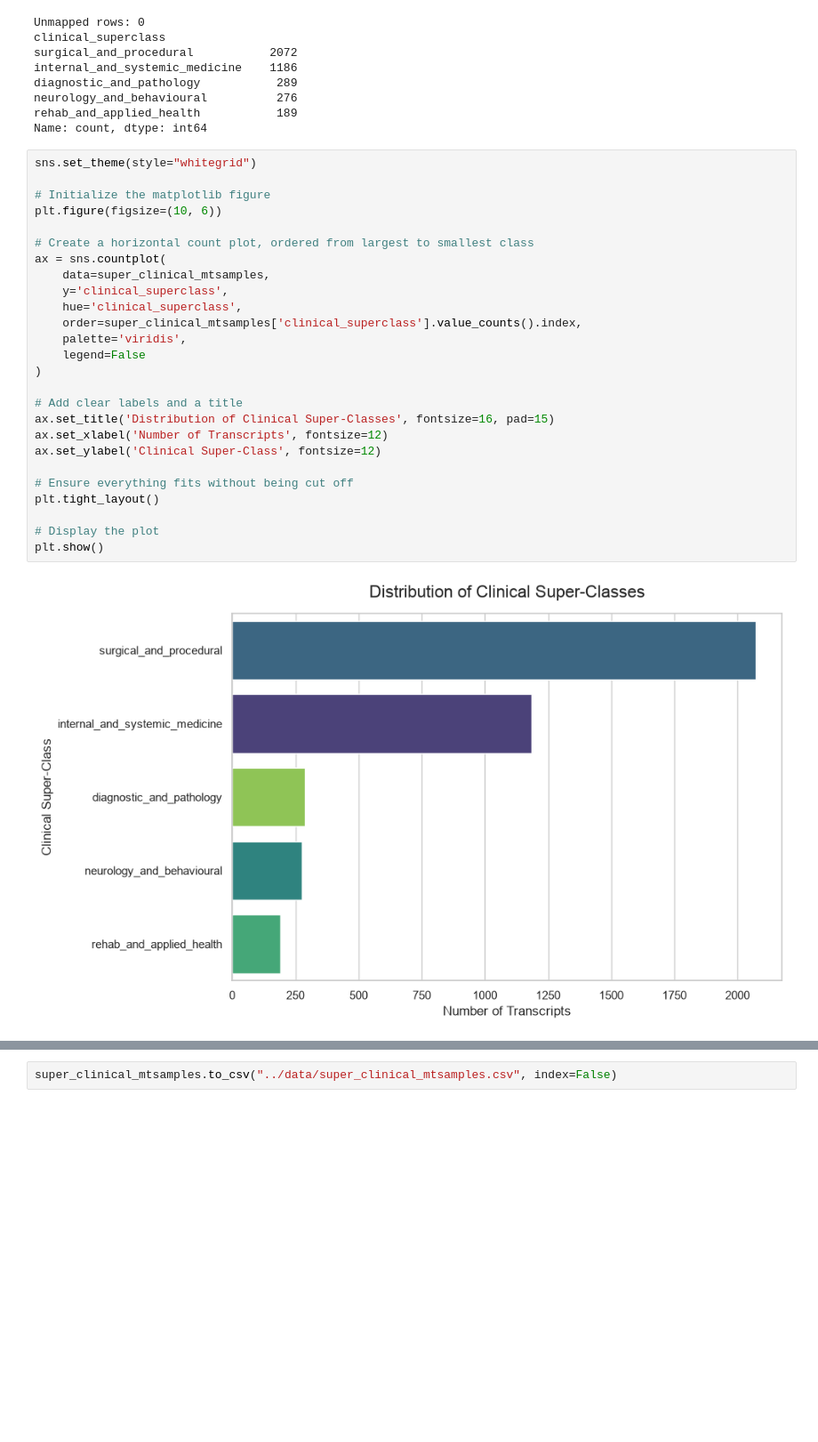
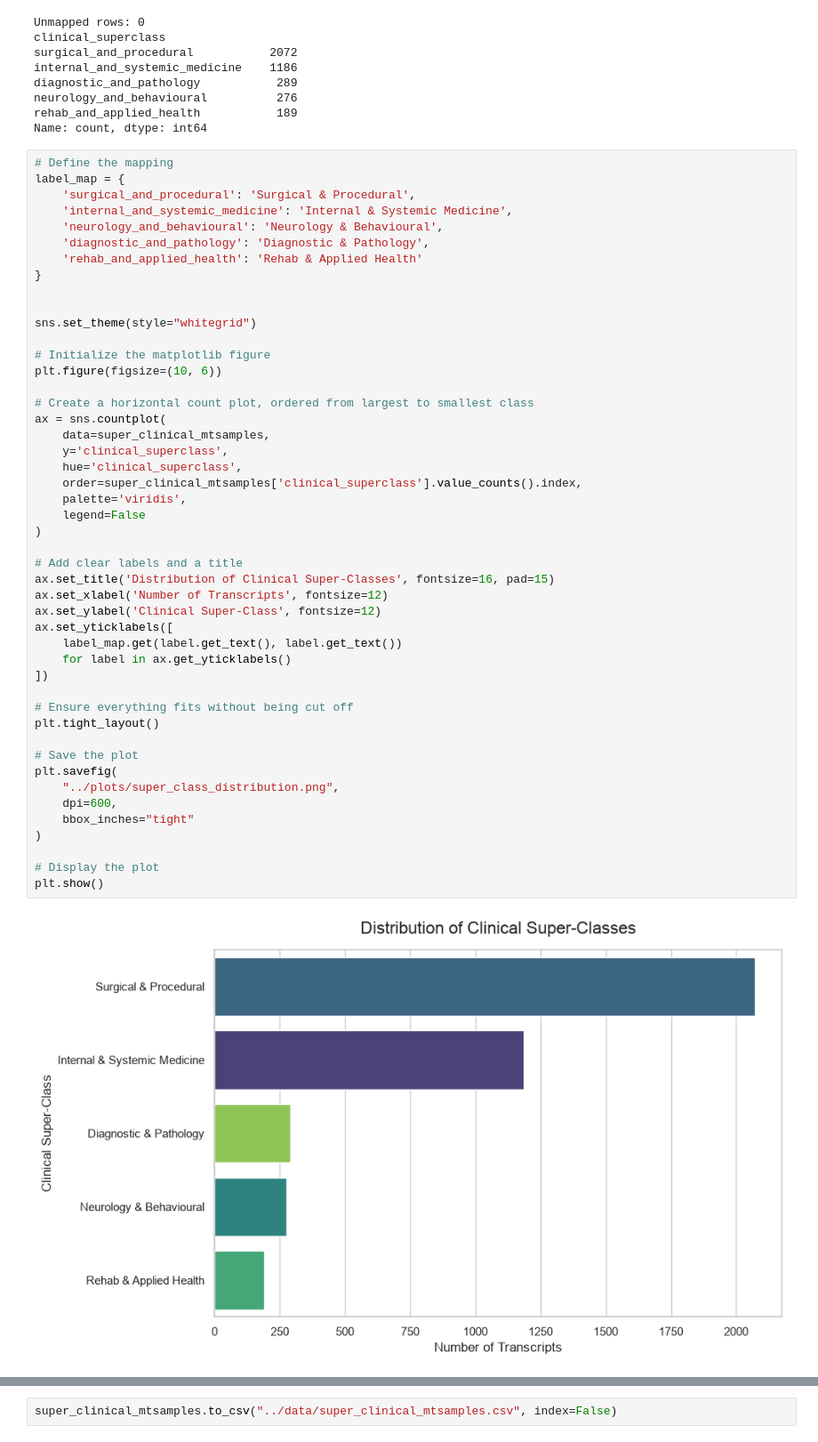
Before and after one commit to Simon-Kimanzi/Eneza-Data-Science-Residential-training-2026, a Jupyter notebook: project_5/src/data_cleaning.ipynb, the cells around one changed output, grey strips where cells are left out. Shown at 89% size. Drawn from its saved outputs; the diff is of its cells as text; blank space fills up the shorter version.

Commit message:
Added data cleaning plots to the plot directory.

```diff
--- a/project_5/src/data_cleaning.ipynb
+++ b/project_5/src/data_cleaning.ipynb
@@ -382,32 +392,53 @@ neurology_and_behavioural          276
 rehab_and_applied_health           189
 Name: count, dtype: int64
 # %%
+# Define the mapping
+label_map = {
+    'surgical_and_procedural': 'Surgical & Procedural',
+    'internal_and_systemic_medicine': 'Internal & Systemic Medicine',
+    'neurology_and_behavioural': 'Neurology & Behavioural',
+    'diagnostic_and_pathology': 'Diagnostic & Pathology',
+    'rehab_and_applied_health': 'Rehab & Applied Health'
+}
+
+
 sns.set_theme(style="whitegrid")
 
 # Initialize the matplotlib figure
 plt.figure(figsize=(10, 6))
 
 # Create a horizontal count plot, ordered from largest to smallest class
 ax = sns.countplot(
     data=super_clinical_mtsamples,
     y='clinical_superclass',
     hue='clinical_superclass',
     order=super_clinical_mtsamples['clinical_superclass'].value_counts().index,
     palette='viridis',
     legend=False
 )
 
 # Add clear labels and a title
 ax.set_title('Distribution of Clinical Super-Classes', fontsize=16, pad=15)
 ax.set_xlabel('Number of Transcripts', fontsize=12)
 ax.set_ylabel('Clinical Super-Class', fontsize=12)
+ax.set_yticklabels([
+    label_map.get(label.get_text(), label.get_text())
+    for label in ax.get_yticklabels()
+])
 
 # Ensure everything fits without being cut off
 plt.tight_layout()
 
+# Save the plot
+plt.savefig(
+    "../plots/super_class_distribution.png",
+    dpi=600,
+    bbox_inches="tight"
+)
+
 # Display the plot
 plt.show()
 # %% [output]
-[figure, old version]
+[figure, new version]
 # %%
 from matplotlib.patches import Patch
```
Also changed, not shown: parts of 3 cells of this notebook, 4 other files.
